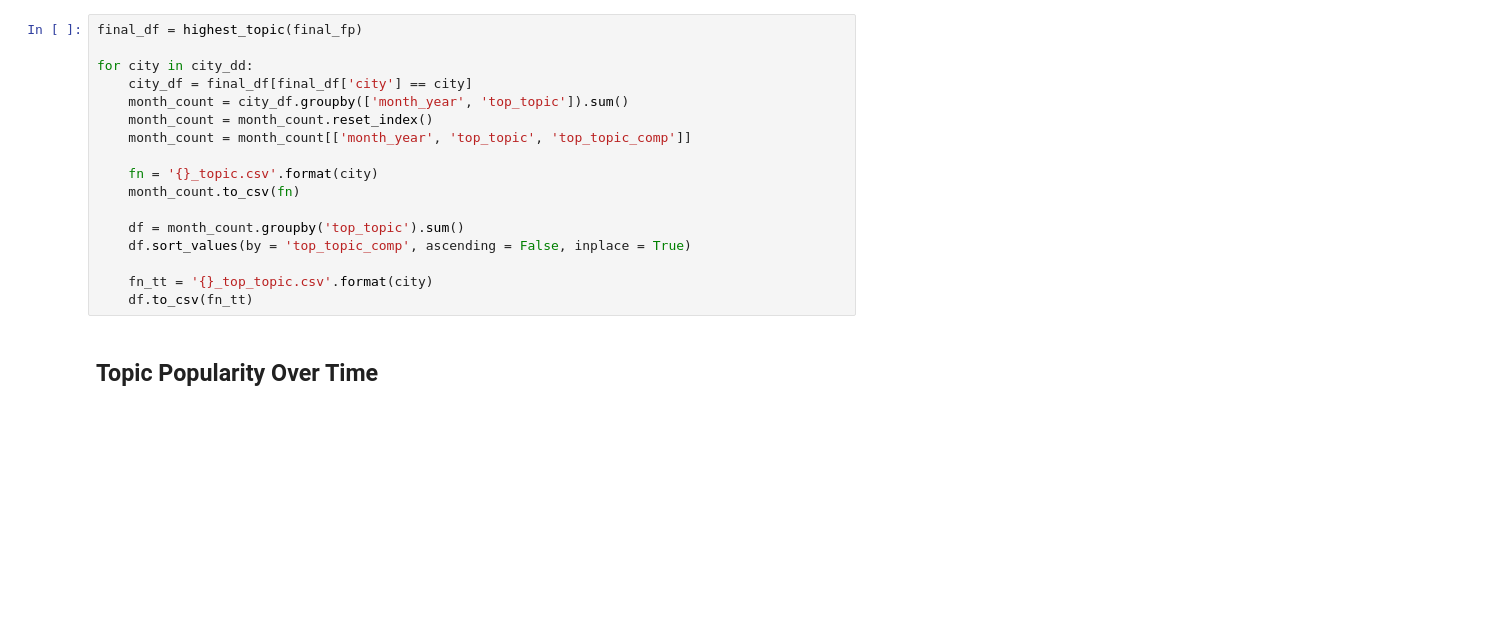
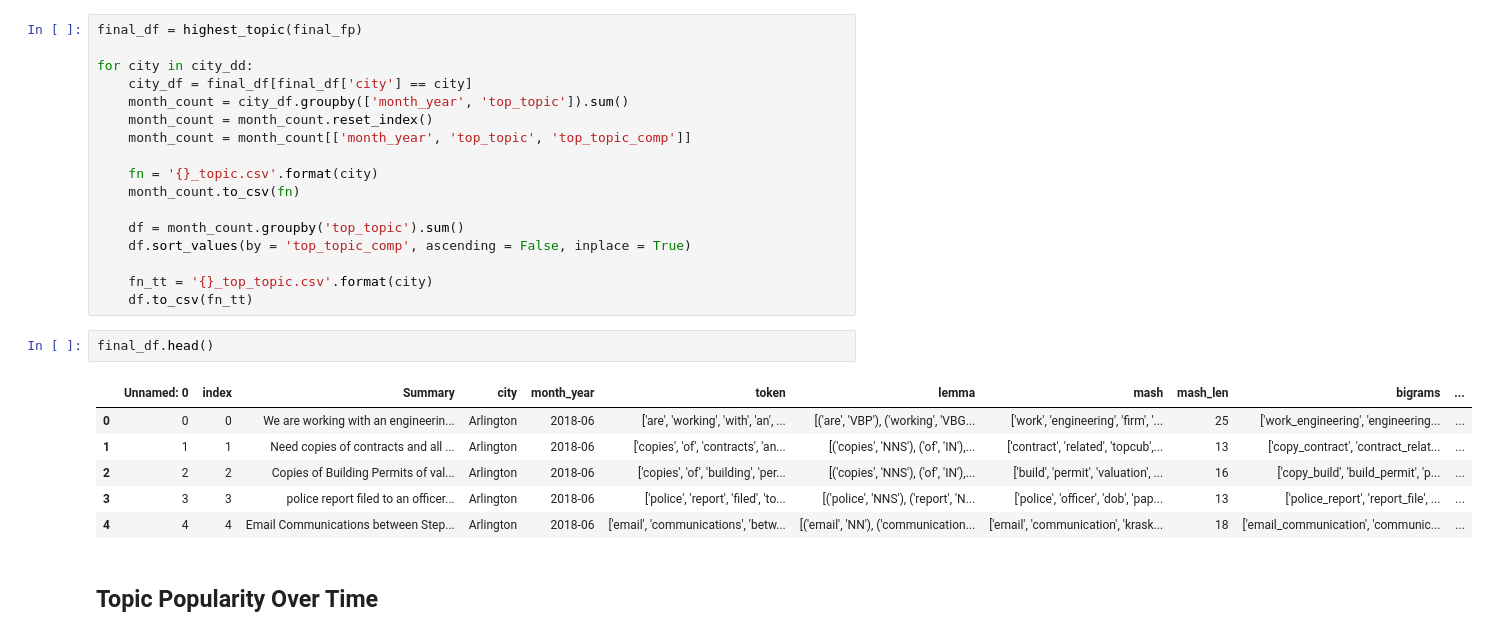
Before and after one commit to alenastern/Sunlight_FOIA, a Jupyter notebook: src/analysis/PRR_Topic_Popularity_LDA.ipynb, the cells around one changed output. Saved outputs shown, nothing was run; the diff lists cells and outputs as text; blank space fills up the shorter version.

```diff
--- a/src/analysis/PRR_Topic_Popularity_LDA.ipynb
+++ b/src/analysis/PRR_Topic_Popularity_LDA.ipynb
@@ -1118,6 +1121,15 @@ for city in city_dd:
 
     fn_tt = '{}_top_topic.csv'.format(city)
     df.to_csv(fn_tt)
+# %%
+final_df.head()
+# %% [output]
+|  | Unnamed: 0 | index | Summary | city | month_year | token | lemma | mash | mash_len | bigrams | ... |
+| 0 | 0 | 0 | We are working with an engineerin... | Arlington | 2018-06 | ['are', 'working', 'with', 'an', ... | [('are', 'VBP'), ('working', 'VBG... | ['work', 'engineering', 'firm', '... | 25 | ['work_engineering', 'engineering... | ... |
+| 1 | 1 | 1 | Need copies of contracts and all ... | Arlington | 2018-06 | ['copies', 'of', 'contracts', 'an... | [('copies', 'NNS'), ('of', 'IN'),... | ['contract', 'related', 'topcub',... | 13 | ['copy_contract', 'contract_relat... | ... |
+| 2 | 2 | 2 | Copies of Building Permits of val... | Arlington | 2018-06 | ['copies', 'of', 'building', 'per... | [('copies', 'NNS'), ('of', 'IN'),... | ['build', 'permit', 'valuation', ... | 16 | ['copy_build', 'build_permit', 'p... | ... |
+| 3 | 3 | 3 | police report filed to an officer... | Arlington | 2018-06 | ['police', 'report', 'filed', 'to... | [('police', 'NNS'), ('report', 'N... | ['police', 'officer', 'dob', 'pap... | 13 | ['police_report', 'report_file', ... | ... |
+| 4 | 4 | 4 | Email Communications between Step... | Arlington | 2018-06 | ['email', 'communications', 'betw... | [('email', 'NN'), ('communication... | ['email', 'communication', 'krask... | 18 | ['email_communication', 'communic... | ... |
 # %% [markdown]
 ## Topic Popularity Over Time
 # %%
```
Also changed, not shown: parts of 5 cells of this notebook, 1 other file.
